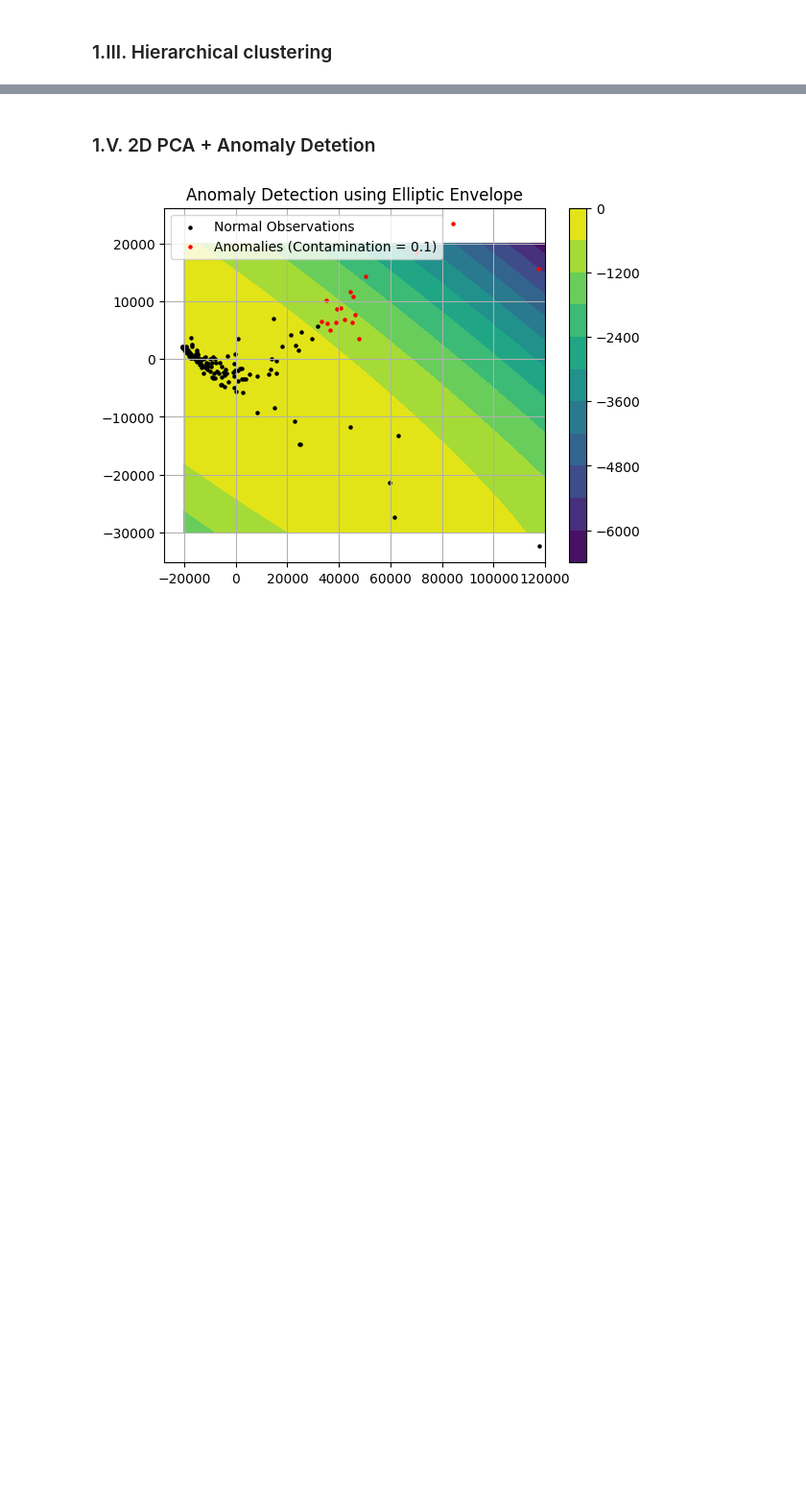
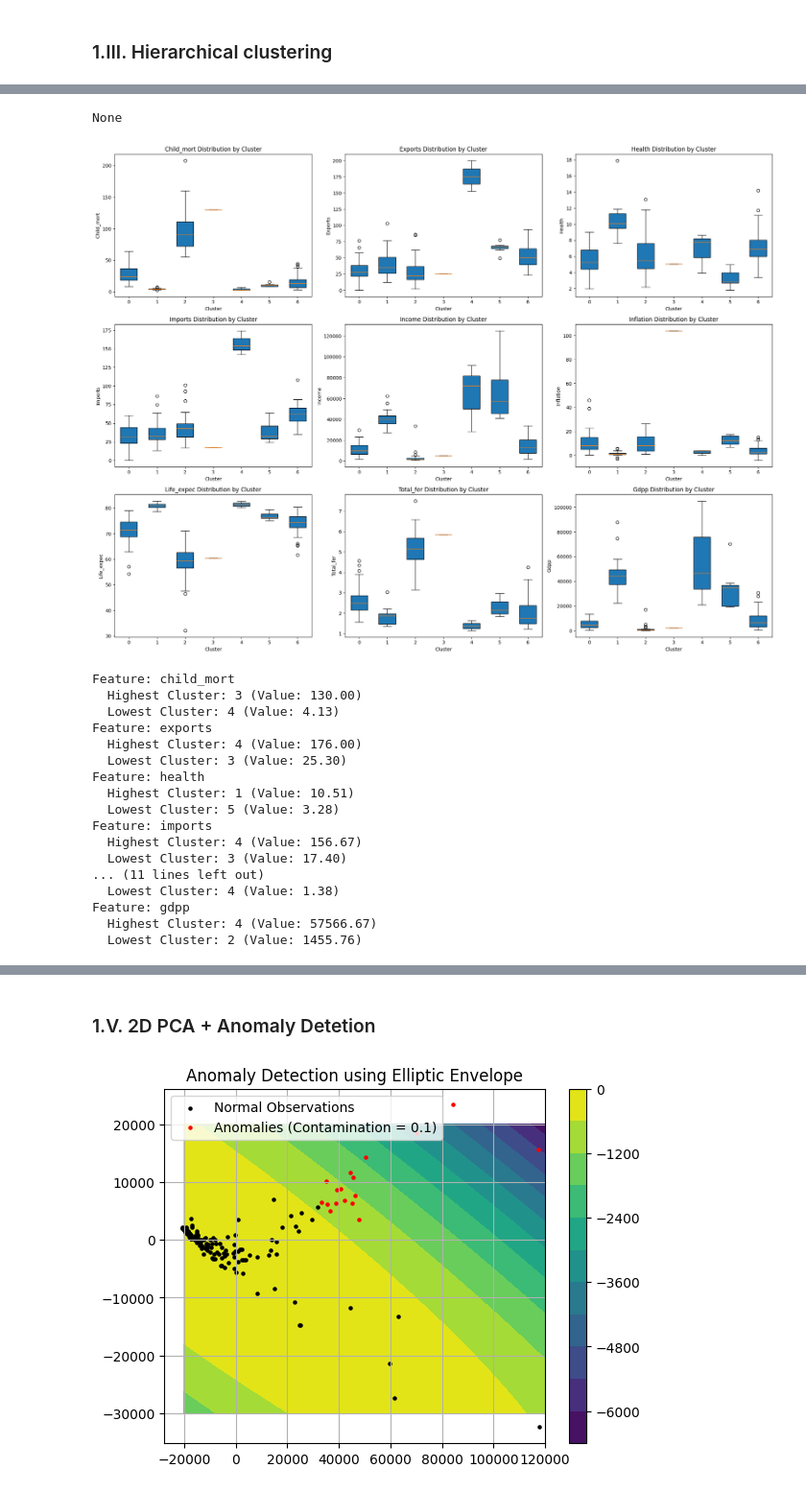
Before and after one commit to jonmaaku/AI221-machine-problems, a Jupyter notebook: mp5/MP5.ipynb, the cells around one changed output, grey strips where cells are left out. Shown at 96% size. Drawn from its saved outputs; the diff is of its cells as text; code cells hidden in the pictures; blank space fills up the shorter version.

```diff
--- a/mp5/MP5.ipynb
+++ b/mp5/MP5.ipynb
@@ -208,0 +209,44 @@ plot_elbow_and_silhouette(cluster_range, inertia, silhouette_scores)
+# %%
+import seaborn as sns
+
+cluster_labels = KMeans(n_clusters=7, random_state=42).fit_predict(X_scaled)
+df_with_clusters = df.copy()
+df_with_clusters['Cluster'] = cluster_labels  # Add cluster labels to the DataFrame
+cluster_summary = df_with_clusters.drop(columns=['country']).groupby('Cluster').agg(['mean'])
+print(display(cluster_summary))
+
+# Prompt: Plot all feature distributions by cluster in the same figure
+plt.figure(figsize=(20, 15))
+num_features = len(df_with_clusters.columns[1:-1])  # Exclude 'country' and 'Cluster' columns
+for i, feature in enumerate(df_with_clusters.columns[1:-1], 1):
+    plt.subplot((num_features + 2) // 3, 3, i)  # Arrange subplots in a grid
+    for cluster in sorted(df_with_clusters['Cluster'].unique()):
+        cluster_data = df_with_clusters[df_with_clusters['Cluster'] == cluster]
+        plt.boxplot(cluster_data[feature], positions=[cluster], widths=0.6, patch_artist=True)
+    plt.title(f'{feature.capitalize()} Distribution by Cluster')
+    plt.xlabel('Cluster')
+    plt.ylabel(feature.capitalize())
+
+plt.tight_layout()
+plt.show()
+
+# Determine which cluster has the highest and lowest values for each column
+highest_lowest_clusters = {}
+
+for column in df_with_clusters.columns[1:-1]:  # Exclude 'country' and 'Cluster' columns
+    cluster_means = df_with_clusters.groupby('Cluster')[column].mean()
+    highest_cluster = cluster_means.idxmax()
+    lowest_cluster = cluster_means.idxmin()
+    highest_lowest_clusters[column] = {
+        'highest_cluster': highest_cluster,
+        'highest_value': cluster_means[highest_cluster],
+        'lowest_cluster': lowest_cluster,
+        'lowest_value': cluster_means[lowest_cluster]
+    }
+
+# Display the results
+for feature, clusters in highest_lowest_clusters.items():
+    print(f"Feature: {feature}")
+    print(f"  Highest Cluster: {clusters['highest_cluster']} (Value: {clusters['highest_value']:.2f})")
+    print(f"  Lowest Cluster: {clusters['lowest_cluster']} (Value: {clusters['lowest_value']:.2f})")
+# %% [output]
@@ -208,0 +263,19 @@ plot_elbow_and_silhouette(cluster_range, inertia, silhouette_scores)
+None
+[figure, added]
+Feature: child_mort
+  Highest Cluster: 3 (Value: 130.00)
+  Lowest Cluster: 4 (Value: 4.13)
+Feature: exports
+  Highest Cluster: 4 (Value: 176.00)
+  Lowest Cluster: 3 (Value: 25.30)
+Feature: health
+  Highest Cluster: 1 (Value: 10.51)
+  Lowest Cluster: 5 (Value: 3.28)
+Feature: imports
+  Highest Cluster: 4 (Value: 156.67)
+  Lowest Cluster: 3 (Value: 17.40)
+... (11 lines left out)
+  Lowest Cluster: 4 (Value: 1.38)
+Feature: gdpp
+  Highest Cluster: 4 (Value: 57566.67)
+  Lowest Cluster: 2 (Value: 1455.76)
```
Also changed, not shown: parts of 17 cells of this notebook.
